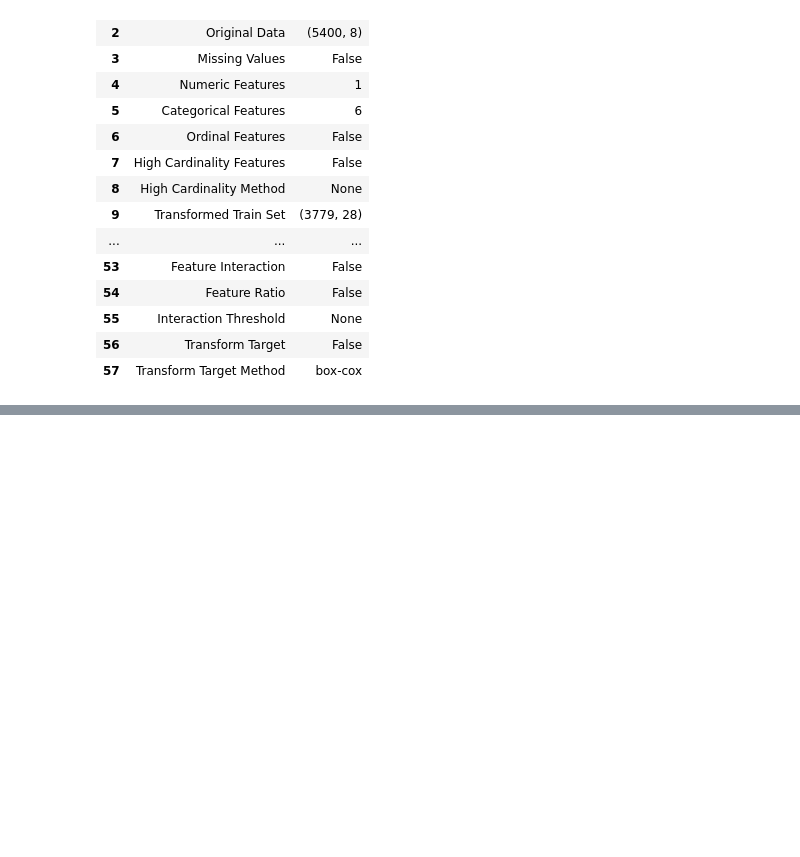
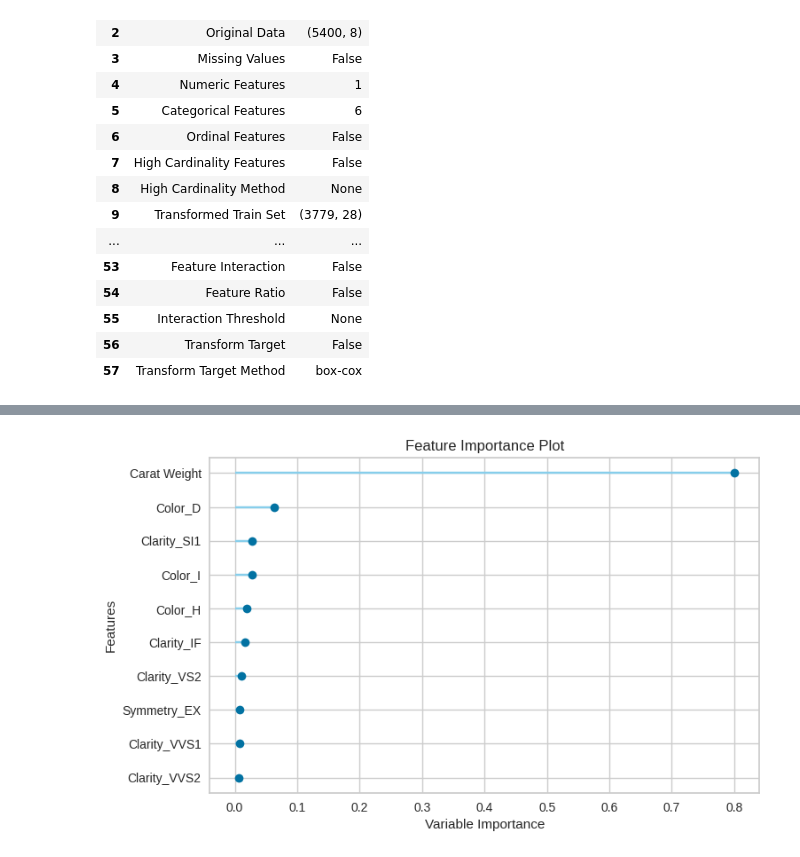
Before and after one commit to naadir95/AutoML, a Jupyter notebook: Diamond_regression.ipynb, the cells around one changed output, grey strips where cells are left out. Saved outputs shown, nothing was run; the diff lists cells and outputs as text; code cells hidden in the pictures; blank space fills up the shorter version.

```diff
--- a/Diamond_regression.ipynb
+++ b/Diamond_regression.ipynb
@@ -50,0 +109,4 @@ exp_reg101 = setup(data = data, target = 'Price', session_id = 123)
+# %%
+plot_model(tuned_dt, plot='feature')
+# %% [output]
+[figure, added]
```
Also changed, not shown: parts of 4 cells of this notebook.
